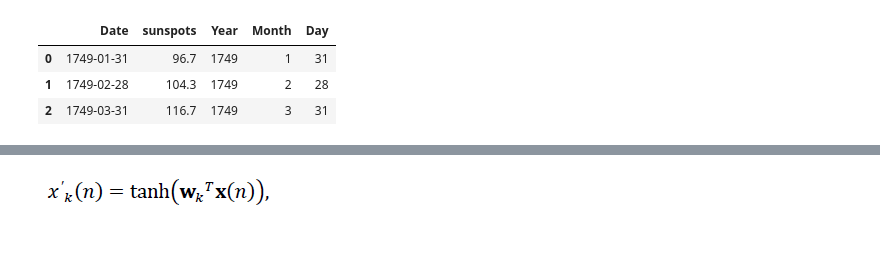
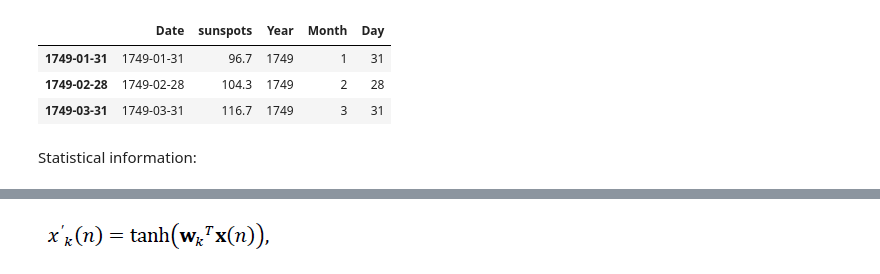
Before and after one commit to Kotzly/IA048_2s2020, a Jupyter notebook: Ex 1/Ex 1.ipynb, the cells around one changed output, grey strips where cells are left out. Drawn from its saved outputs; the diff is of its cells as text; code cells hidden in the pictures; blank space fills up the shorter version.

```diff
--- a/Ex 1/Ex 1.ipynb
+++ b/Ex 1/Ex 1.ipynb
@@ -10,13 +89,16 @@ from sklearn.preprocessing import MinMaxScaler, StandardScaler
 # %%
 data = pd.read_csv("monthly-sunspots.csv", index_col=0)
 get_index = lambda x: lambda date: int(date.split("-")[x])
 data.rename(columns={"Monthly Mean Total Sunspot Number": "sunspots"}, inplace=True)
 data["Year"] = data.Date.apply(get_index(0))
 data["Month"] = data.Date.apply(get_index(1))
 data["Day"] = data.Date.apply(get_index(2))
+data.index = pd.date_range(start="31-1-1749", freq="1M", periods=len(data))
 data.head(3)
 # %% [output]
 |  | Date | sunspots | Year | Month | Day |
-| 0 | 1749-01-31 | 96.7 | 1749 | 1 | 31 |
-| 1 | 1749-02-28 | 104.3 | 1749 | 2 | 28 |
-| 2 | 1749-03-31 | 116.7 | 1749 | 3 | 31 |
+| 1749-01-31 | 1749-01-31 | 96.7 | 1749 | 1 | 31 |
+| 1749-02-28 | 1749-02-28 | 104.3 | 1749 | 2 | 28 |
+| 1749-03-31 | 1749-03-31 | 116.7 | 1749 | 3 | 31 |
+# %% [markdown]
+Statistical information:
```
Also changed, not shown: parts of 36 cells of this notebook.
